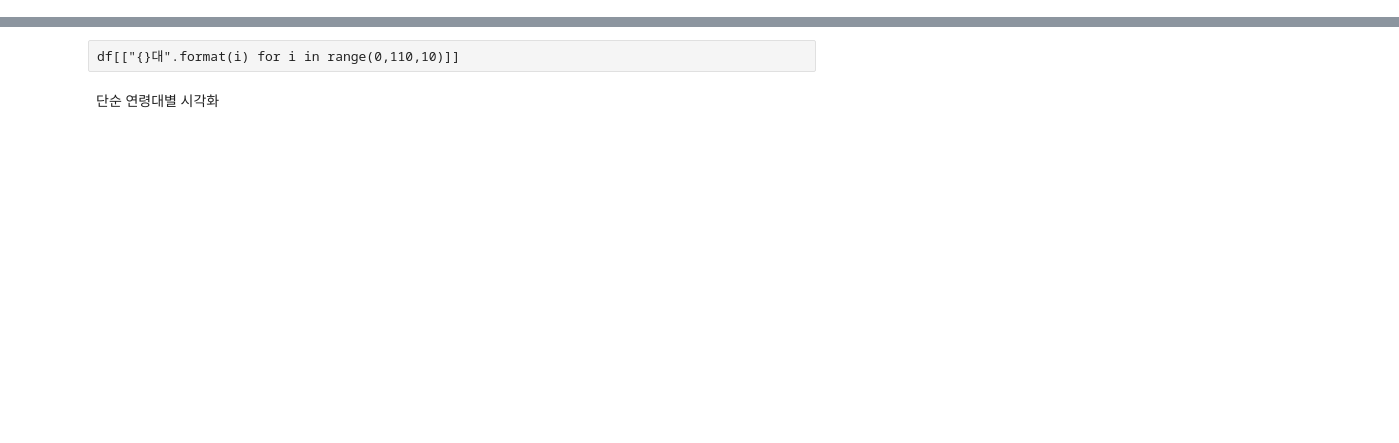
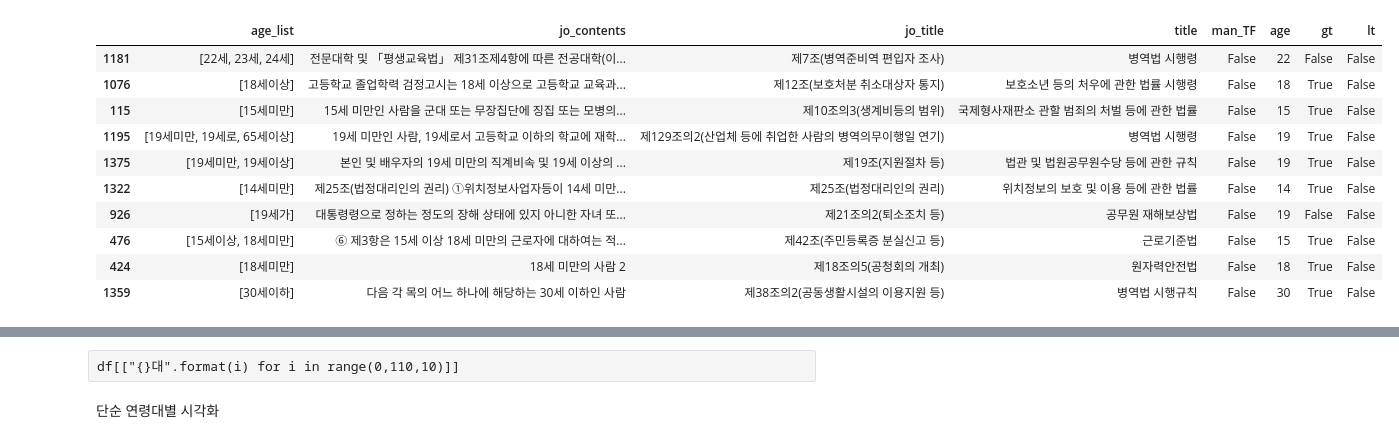
Before and after one commit to dev-Lesser/law-age-preprocess, a Jupyter notebook: 데이터분석.ipynb, the cells around one changed output, grey strips where cells are left out. Drawn from its saved outputs; the diff is of its cells as text; code cells hidden in the pictures; blank space fills up the shorter version.

```diff
--- a/데이터분석.ipynb
+++ b/데이터분석.ipynb
@@ -100,0 +89,2 @@ df
+# %%
+result = result.dropna() # 결측치 제거
@@ -100,0 +138,24 @@ df
+# %%
+def age_norm(d):
+    d = d['age_list']
+    for j in d :
+        if len(j.split('세'))==2 and j.split('세')[-1]!='':
+            if j.split('세')[-1] not in ['이상','이하','이후','이전','초과','미만','까지', '미만까지','전까지']:
+                if j.startswith('만'):
+                    return pd.Series((True,int(j.split('세')[0].split('만')[-1]), False,False))
+                return pd.Series((False,int(j.split('세')[0]), False,False))
+            else:
+                if j.split('세')[-1] in ['이후','초과', '이상', '부터']:
+                    if j.startswith('만'):
+                        return pd.Series((True,int(j.split('세')[0].split('만')[-1]), True,False))
+                    return pd.Series((False,int(j.split('세')[0]), True,False))
+                else:
+                    if j.startswith('만'):
+                        return pd.Series((True, int(j.split('세')[0].split('만')[-1]), False,True))
+                    return pd.Series((False,int(j.split('세')[0]), True,False))
+        else:
+            if j.startswith('만'):
+                return pd.Series((True,int(j.split('세')[0].split('만')[-1]), False,False))
+            return pd.Series((False,int(j.split('세')[0]), False,False))
+# %%
+result_df[['man_TF','age','gt','lt']] = result_df.apply(age_norm ,axis=1)
@@ -100,0 +174,2 @@ df
+# %%
+result_df = result_df[result_df['age']<100] # 100 이상의 조문들은 삭제
@@ -100,0 +188,14 @@ df
+# %%
+result_df[result_df['age']<40].sample(10)
+# %% [output]
+|  | age_list | jo_contents | jo_title | title | man_TF | age | gt | lt |
+| 1181 | [22세, 23세, 24세] | 전문대학 및 「평생교육법」 제31조제4항에 따른 전공대학(이... | 제7조(병역준비역 편입자 조사) | 병역법 시행령 | False | 22 | False | False |
+| 1076 | [18세이상] | 고등학교 졸업학력 검정고시는 18세 이상으로 고등학교 교육과... | 제12조(보호처분 취소대상자 통지) | 보호소년 등의 처우에 관한 법률 시행령 | False | 18 | True | False |
+| 115 | [15세미만] | 15세 미만인 사람을 군대 또는 무장집단에 징집 또는 모병의... | 제10조의3(생계비등의 범위) | 국제형사재판소 관할 범죄의 처벌 등에 관한 법률 | False | 15 | True | False |
+| 1195 | [19세미만, 19세로, 65세이상] | 19세 미만인 사람, 19세로서 고등학교 이하의 학교에 재학... | 제129조의2(산업체 등에 취업한 사람의 병역의무이행일 연기) | 병역법 시행령 | False | 19 | True | False |
+| 1375 | [19세미만, 19세이상] | 본인 및 배우자의 19세 미만의 직계비속 및 19세 이상의 ... | 제19조(지원절차 등) | 법관 및 법원공무원수당 등에 관한 규칙 | False | 19 | True | False |
+| 1322 | [14세미만] | 제25조(법정대리인의 권리) ①위치정보사업자등이 14세 미만... | 제25조(법정대리인의 권리) | 위치정보의 보호 및 이용 등에 관한 법률 | False | 14 | True | False |
+| 926 | [19세가] | 대통령령으로 정하는 정도의 장해 상태에 있지 아니한 자녀 또... | 제21조의2(퇴소조치 등) | 공무원 재해보상법 | False | 19 | False | False |
+| 476 | [15세이상, 18세미만] | ⑥ 제3항은 15세 이상 18세 미만의 근로자에 대하여는 적... | 제42조(주민등록증 분실신고 등) | 근로기준법 | False | 15 | True | False |
+| 424 | [18세미만] | 18세 미만의 사람 2 | 제18조의5(공청회의 개최) | 원자력안전법 | False | 18 | True | False |
+| 1359 | [30세이하] | 다음 각 목의 어느 하나에 해당하는 30세 이하인 사람 | 제38조의2(공동생활시설의 이용지원 등) | 병역법 시행규칙 | False | 30 | True | False |
```
Also changed, not shown: parts of 40 cells of this notebook, 1 other file.
